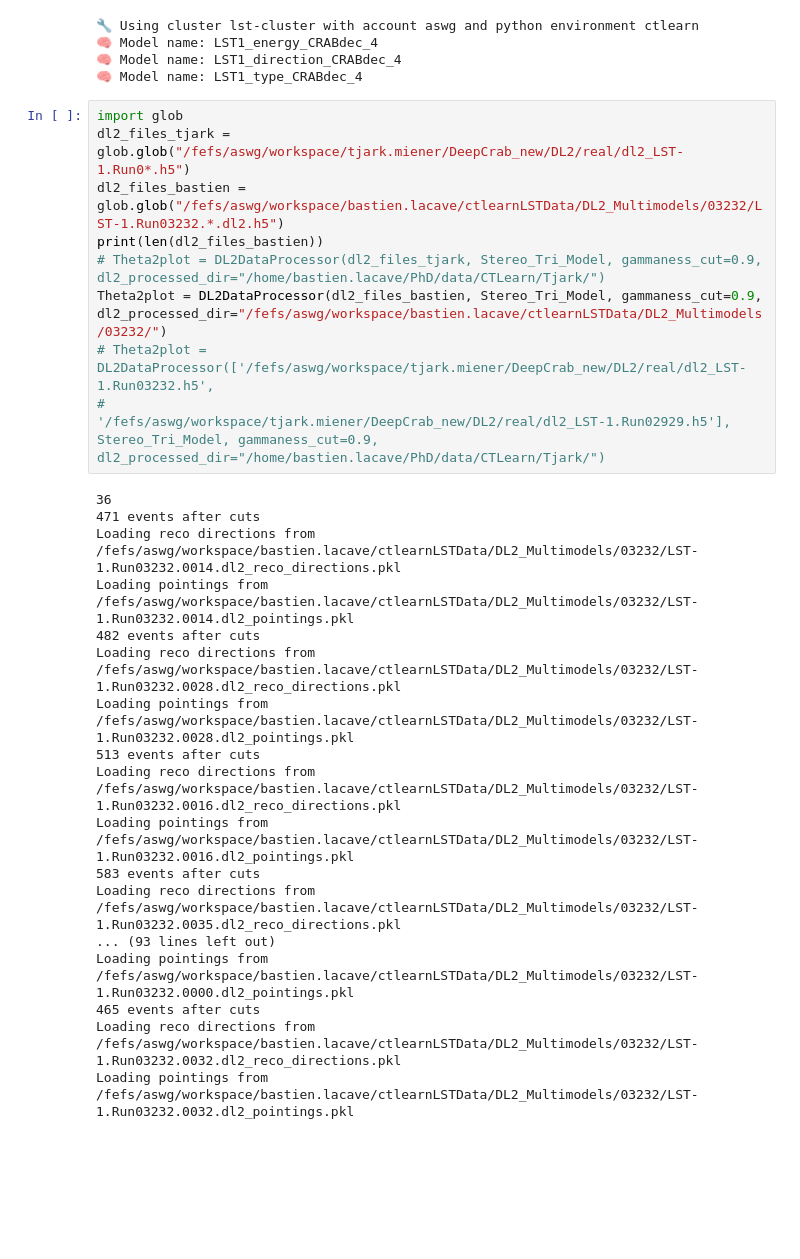
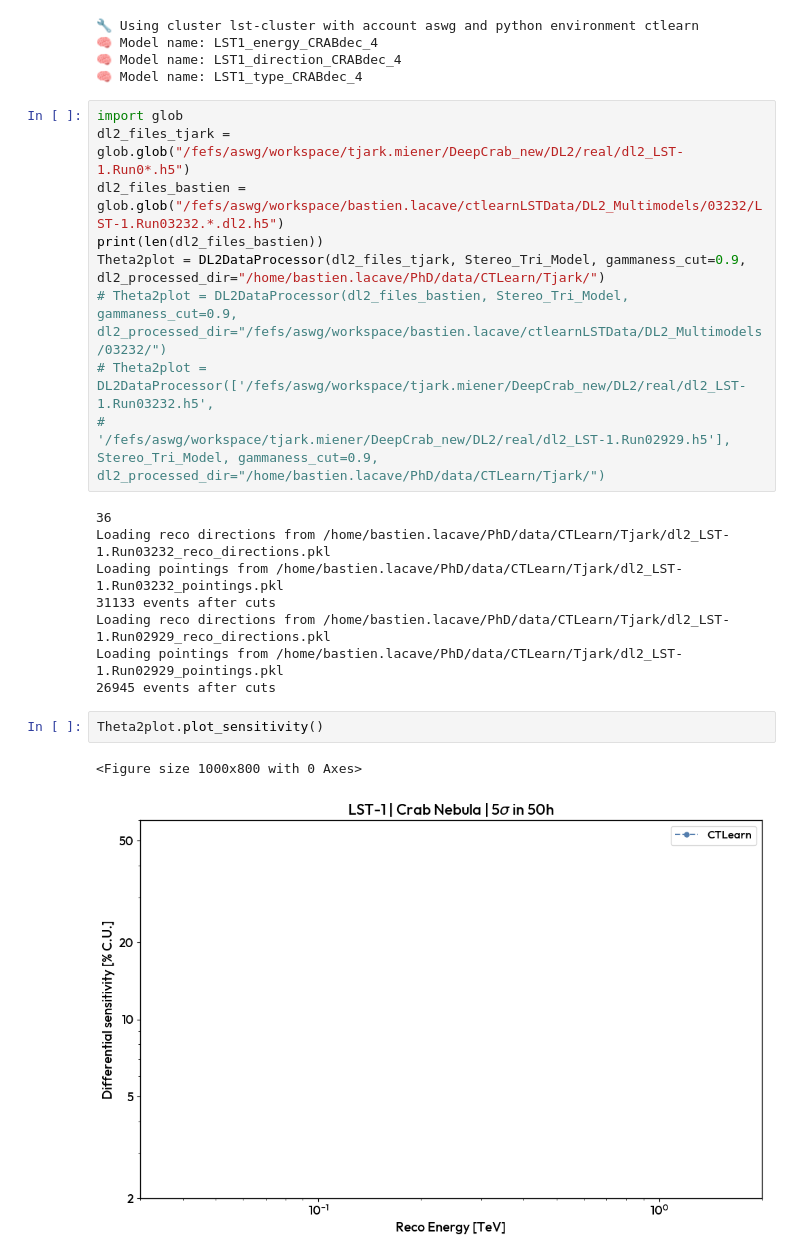
Before and after one commit to BastienLacave/CTLearn-Manager, a Jupyter notebook: notebooks/7_Theta2_Plot.ipynb, the cells around one changed output. Saved outputs shown, nothing was run; the diff lists cells and outputs as text; blank space fills up the shorter version.

```diff
--- a/notebooks/7_Theta2_Plot.ipynb
+++ b/notebooks/7_Theta2_Plot.ipynb
@@ -24,28 +24,23 @@ import glob
 dl2_files_tjark = glob.glob("/fefs/aswg/workspace/tjark.miener/DeepCrab_new/DL2/real/dl2_LST-1.Run0*.h5")
 dl2_files_bastien = glob.glob("/fefs/aswg/workspace/bastien.lacave/ctlearnLSTData/DL2_Multimodels/03232/LST-1.Run03232.*.dl2.h5")
 print(len(dl2_files_bastien))
-# Theta2plot = DL2DataProcessor(dl2_files_tjark, Stereo_Tri_Model, gammaness_cut=0.9, dl2_processed_dir="/home/bastien.lacave/PhD/data/CTLearn/Tjark/")
-Theta2plot = DL2DataProcessor(dl2_files_bastien, Stereo_Tri_Model, gammaness_cut=0.9, dl2_processed_dir="/fefs/aswg/workspace/bastien.lacave/ctlearnLSTData/DL2_Multimodels/03232/")
+Theta2plot = DL2DataProcessor(dl2_files_tjark, Stereo_Tri_Model, gammaness_cut=0.9, dl2_processed_dir="/home/bastien.lacave/PhD/data/CTLearn/Tjark/")
+# Theta2plot = DL2DataProcessor(dl2_files_bastien, Stereo_Tri_Model, gammaness_cut=0.9, dl2_processed_dir="/fefs/aswg/workspace/bastien.lacave/ctlearnLSTData/DL2_Multimodels/03232/")
 # Theta2plot = DL2DataProcessor(['/fefs/aswg/workspace/tjark.miener/DeepCrab_new/DL2/real/dl2_LST-1.Run03232.h5',
 #                                '/fefs/aswg/workspace/tjark.miener/DeepCrab_new/DL2/real/dl2_LST-1.Run02929.h5'], Stereo_Tri_Model, gammaness_cut=0.9, dl2_processed_dir="/home/bastien.lacave/PhD/data/CTLearn/Tjark/")
 # %% [output]
 36
-471 events after cuts
-Loading reco directions from /fefs/aswg/workspace/bastien.lacave/ctlearnLSTData/DL2_Multimodels/03232/LST-1.Run03232.0014.dl2_reco_directions.pkl
-Loading pointings from /fefs/aswg/workspace/bastien.lacave/ctlearnLSTData/DL2_Multimodels/03232/LST-1.Run03232.0014.dl2_pointings.pkl
-482 events after cuts
-Loading reco directions from /fefs/aswg/workspace/bastien.lacave/ctlearnLSTData/DL2_Multimodels/03232/LST-1.Run03232.0028.dl2_reco_directions.pkl
-Loading pointings from /fefs/aswg/workspace/bastien.lacave/ctlearnLSTData/DL2_Multimodels/03232/LST-1.Run03232.0028.dl2_pointings.pkl
-513 events after cuts
-Loading reco directions from /fefs/aswg/workspace/bastien.lacave/ctlearnLSTData/DL2_Multimodels/03232/LST-1.Run03232.0016.dl2_reco_directions.pkl
-Loading pointings from /fefs/aswg/workspace/bastien.lacave/ctlearnLSTData/DL2_Multimodels/03232/LST-1.Run03232.0016.dl2_pointings.pkl
-583 events after cuts
-Loading reco directions from /fefs/aswg/workspace/bastien.lacave/ctlearnLSTData/DL2_Multimodels/03232/LST-1.Run03232.0035.dl2_reco_directions.pkl
-... (93 lines left out)
-Loading pointings from /fefs/aswg/workspace/bastien.lacave/ctlearnLSTData/DL2_Multimodels/03232/LST-1.Run03232.0000.dl2_pointings.pkl
-465 events after cuts
-Loading reco directions from /fefs/aswg/workspace/bastien.lacave/ctlearnLSTData/DL2_Multimodels/03232/LST-1.Run03232.0032.dl2_reco_directions.pkl
-Loading pointings from /fefs/aswg/workspace/bastien.lacave/ctlearnLSTData/DL2_Multimodels/03232/LST-1.Run03232.0032.dl2_pointings.pkl
+Loading reco directions from /home/bastien.lacave/PhD/data/CTLearn/Tjark/dl2_LST-1.Run03232_reco_directions.pkl
+Loading pointings from /home/bastien.lacave/PhD/data/CTLearn/Tjark/dl2_LST-1.Run03232_pointings.pkl
+31133 events after cuts
+Loading reco directions from /home/bastien.lacave/PhD/data/CTLearn/Tjark/dl2_LST-1.Run02929_reco_directions.pkl
+Loading pointings from /home/bastien.lacave/PhD/data/CTLearn/Tjark/dl2_LST-1.Run02929_pointings.pkl
+26945 events after cuts
+# %%
+Theta2plot.plot_sensitivity()
+# %% [output]
+<Figure size 1000x800 with 0 Axes>
+[figure, added]
 # %%
 Theta2plot.plot_theta2_distribution(bins=20,)
 # Theta2plot.plot_theta2_distribution(DL2_files= ["/home/bastien.lacave/LST-1.Run02929.0000.dl2.h5"], bins=10, tel_id=1, gammaness_cut=0.0)
```
Also changed, not shown: parts of 2 cells of this notebook, 4 other files.
